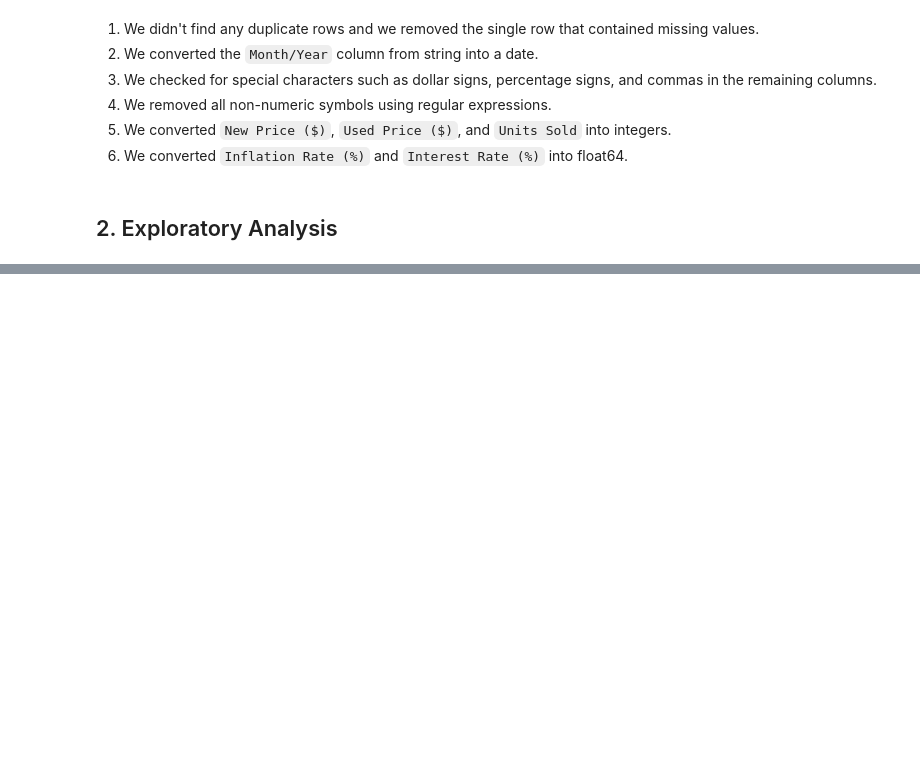
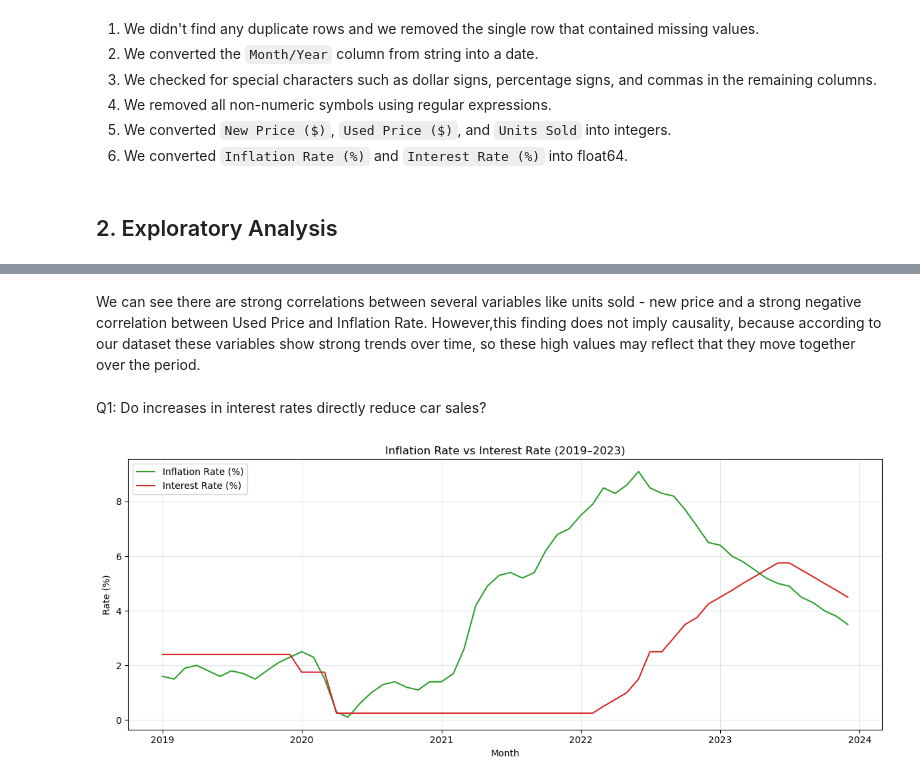
Before and after one commit to dimitristsitouras/DS-Fundamentals, a Jupyter notebook: week7/midterm_project.ipynb, the cells around one changed output, grey strips where cells are left out. Cells and saved outputs as stored; diff of their text form; code cells hidden in the pictures; blank space fills up the shorter version.

```diff
--- a/week7/midterm_project.ipynb
+++ b/week7/midterm_project.ipynb
@@ -151,0 +165,22 @@ df.describe()
+# %% [markdown]
+We can see there are strong correlations between several variables like units sold - new price and a strong negative correlation between Used Price and Inflation Rate. However,this finding does not imply causality, because according to our dataset these variables show strong trends over time, so these high values may  reflect that they move together over the period.
+# %% [markdown]
+Q1: Do increases in interest rates directly reduce car sales?
+# %%
+x = df['Month/Year'].dt.to_timestamp()
+
+fig, ax1 = plt.subplots(figsize=(12, 5))
+
+ax1.plot(x, df['Inflation Rate (%)'], color='tab:green', label='Inflation Rate (%)')
+ax1.plot(x, df['Interest Rate (%)'], color='tab:red', label='Interest Rate (%)')
+
+ax1.set_xlabel('Month')
+ax1.set_ylabel('Rate (%)')
+ax1.legend(loc='upper left')
+ax1.grid(alpha=0.3)
+
+plt.title('Inflation Rate vs Interest Rate (2019–2023)')
+fig.tight_layout()
+plt.show()
+# %% [output]
+[figure, added]
```
Also changed, not shown: parts of 29 cells of this notebook.
